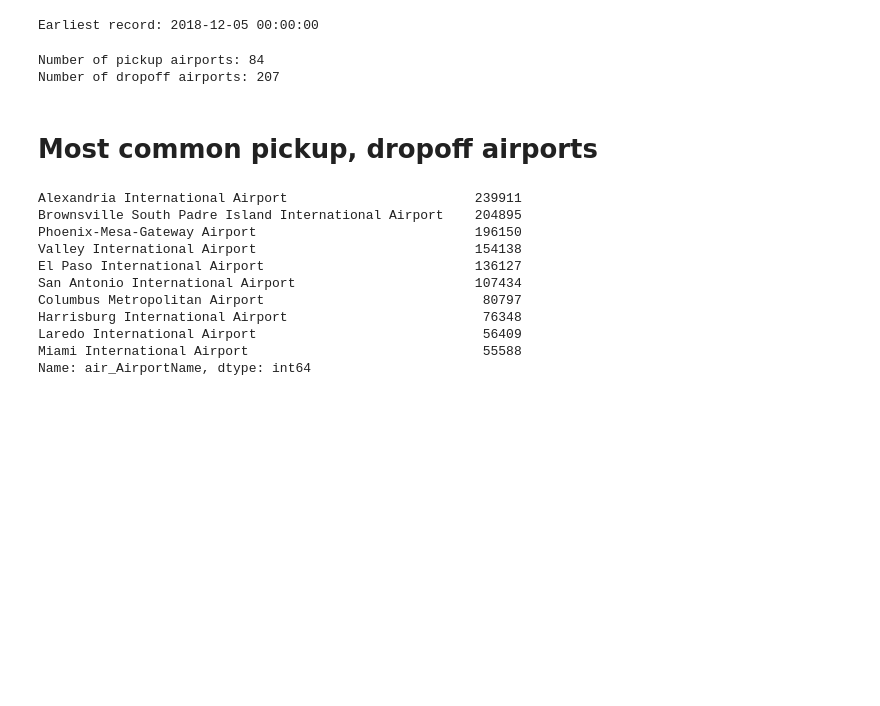
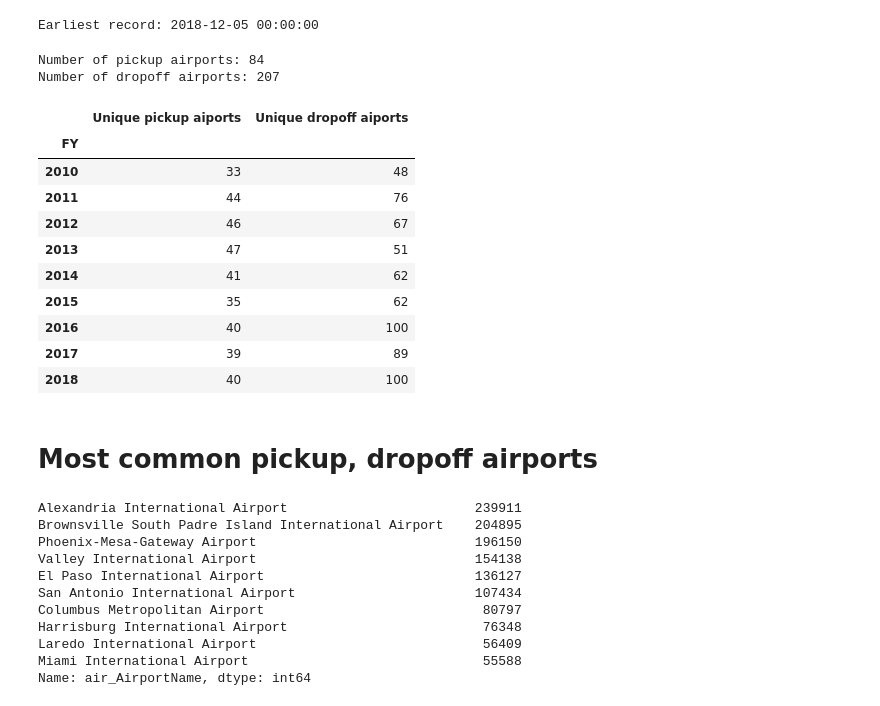
Before and after one commit to UWCHR/ice-air, a Jupyter notebook: analyze/note/global.ipynb, the cells around one changed output. Saved outputs shown, nothing was run; the diff lists cells and outputs as text; code cells hidden in the pictures; blank space fills up the shorter version.

```diff
--- a/analyze/note/global.ipynb
+++ b/analyze/note/global.ipynb
@@ -106,6 +106,20 @@ for year in df['MissionYear'].unique():
     year_counts.append((year, puloc_count, droploc_count))
 # %%
 expansion = pd.DataFrame(year_counts, columns=['FY', 'Unique pickup aiports', 'Unique dropoff aiports']).set_index('FY')
+# %%
+expansion
+# %% [output]
+|  | Unique pickup aiports | Unique dropoff aiports |
+| FY |  |  |
+| 2010 | 33 | 48 |
+| 2011 | 44 | 76 |
+| 2012 | 46 | 67 |
+| 2013 | 47 | 51 |
+| 2014 | 41 | 62 |
+| 2015 | 35 | 62 |
+| 2016 | 40 | 100 |
+| 2017 | 39 | 89 |
+| 2018 | 40 | 100 |
 # %%
 expansion.to_csv('../output/iceair-expansion.csv')
 # %% [markdown]
```
Also changed, not shown: 2 other files.
